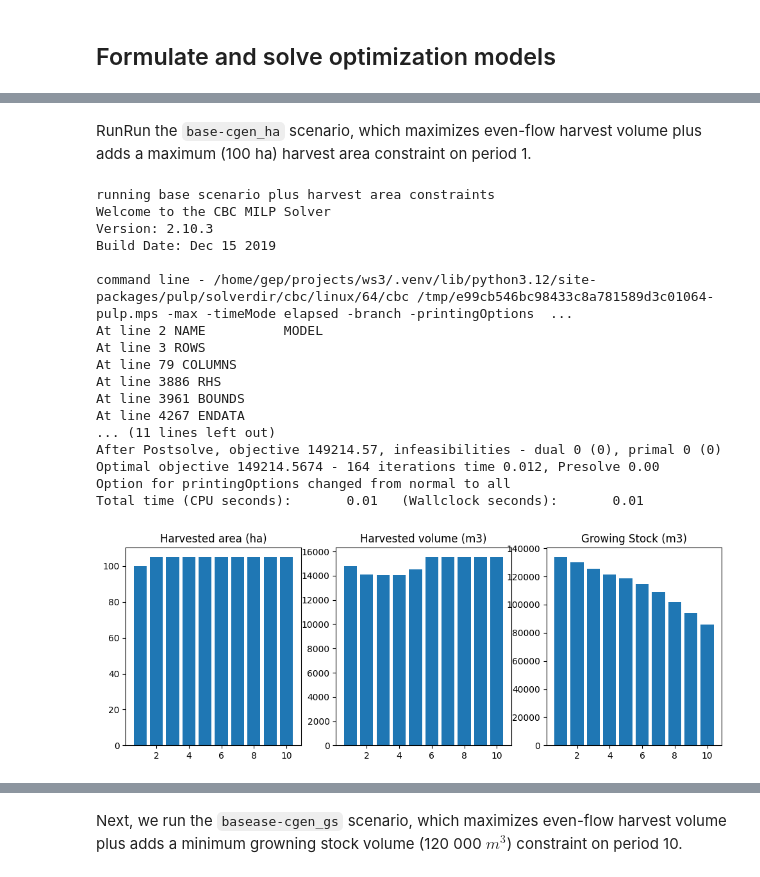
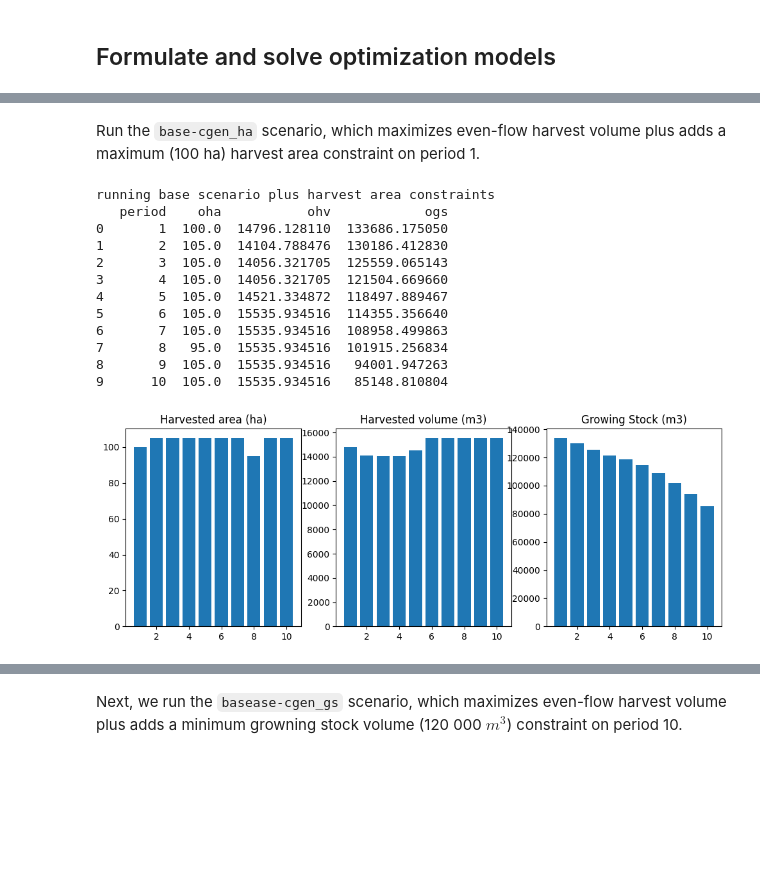
Before and after one commit to UBC-FRESH/ws3, a Jupyter notebook: examples/021_ws3_model_example-optimize-basic.ipynb, the cells around one changed output, grey strips where cells are left out. Cells and saved outputs as stored; diff of their text form; code cells hidden in the pictures; blank space fills up the shorter version.

```diff
--- a/examples/021_ws3_model_example-optimize-basic.ipynb
+++ b/examples/021_ws3_model_example-optimize-basic.ipynb
@@ -121,26 +180,21 @@ Solved in 90 iterations and 0.01 seconds (0.00 work units)
 Optimal objective  1.938070735e+05
 [figure]
 # %% [markdown]
-RunRun the ``base-cgen_ha`` scenario, which maximizes even-flow harvest volume plus adds a maximum (100 ha) harvest area constraint on period 1.
+Run the ``base-cgen_ha`` scenario, which maximizes even-flow harvest volume plus adds a maximum (100 ha) harvest area constraint on period 1.
 # %%
-fig, df, p = run_scenario(fm, scenario_name='base-cgen_ha')
+fig, df, p = run_scenario(fm, scenario_name='base-cgen_ha', print_df=True)
 # %% [output]
 running base scenario plus harvest area constraints
-Welcome to the CBC MILP Solver
-Version: 2.10.3
-Build Date: Dec 15 2019
-
-command line - /home/gep/projects/ws3/.venv/lib/python3.12/site-packages/pulp/solverdir/cbc/linux/64/cbc /tmp/e99cb546bc98433c8a781589d3c01064-pulp.mps -max -timeMode elapsed -branch -printingOptions  ...
-At line 2 NAME          MODEL
-At line 3 ROWS
-At line 79 COLUMNS
-At line 3886 RHS
-At line 3961 BOUNDS
-At line 4267 ENDATA
-... (11 lines left out)
-After Postsolve, objective 149214.57, infeasibilities - dual 0 (0), primal 0 (0)
-Optimal objective 149214.5674 - 164 iterations time 0.012, Presolve 0.00
-Option for printingOptions changed from normal to all
-Total time (CPU seconds):       0.01   (Wallclock seconds):       0.01
+   period    oha           ohv            ogs
+0       1  100.0  14796.128110  133686.175050
+1       2  105.0  14104.788476  130186.412830
+2       3  105.0  14056.321705  125559.065143
+3       4  105.0  14056.321705  121504.669660
+4       5  105.0  14521.334872  118497.889467
+5       6  105.0  15535.934516  114355.356640
+6       7  105.0  15535.934516  108958.499863
+7       8   95.0  15535.934516  101915.256834
+8       9  105.0  15535.934516   94001.947263
+9      10  105.0  15535.934516   85148.810804
-[figure, old version]
+[figure, new version]
 # %% [markdown]
```
Also changed, not shown: parts of 15 cells of this notebook, 20 other files.
